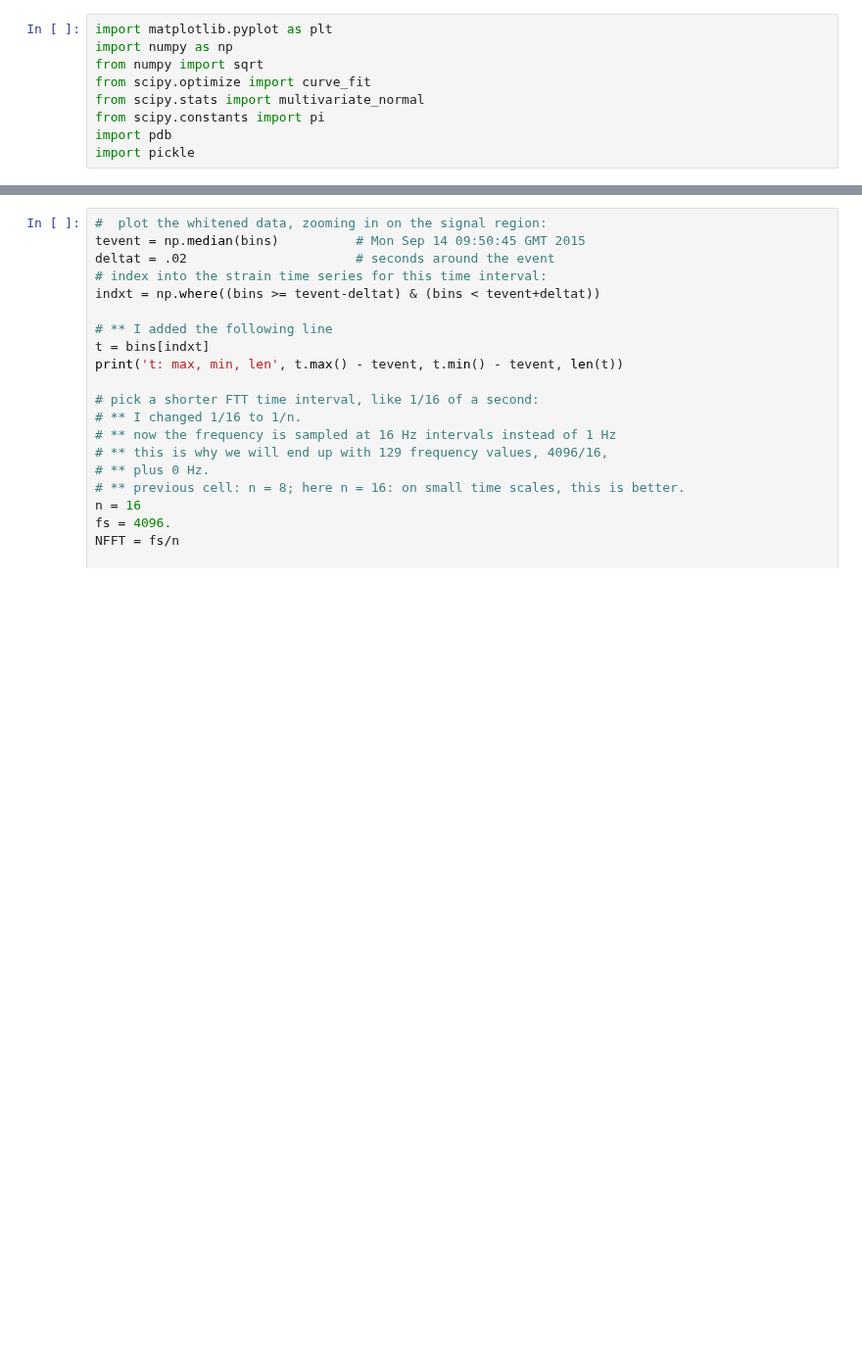
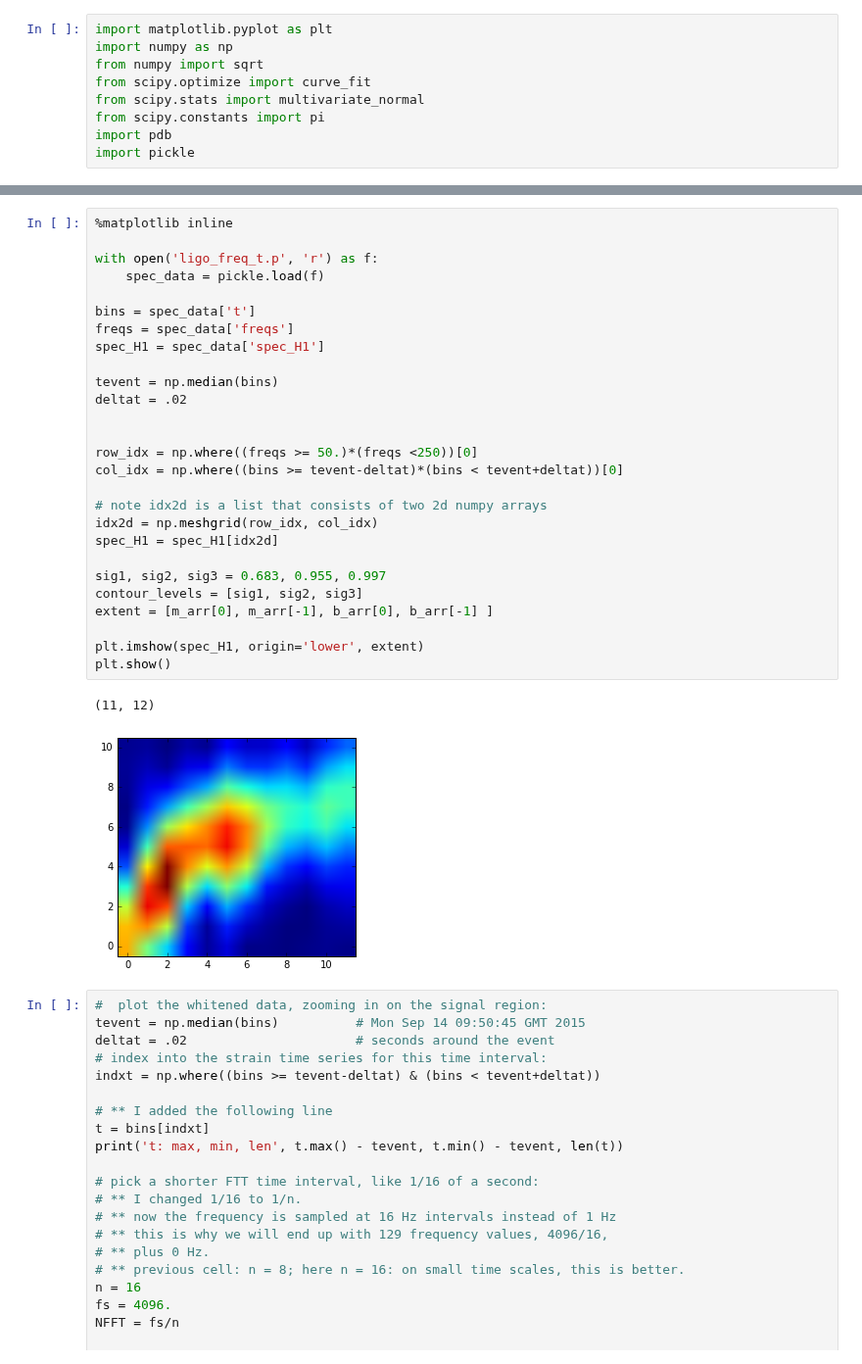
Before and after one commit to COMPPHYS-JNGUYEN/comp-phys, a Jupyter notebook: chirp_mass.ipynb, the cells around one changed output, grey strips where cells are left out. Shown at 98% size. Cells and saved outputs as stored; diff of their text form; blank space fills up the shorter version.

```diff
--- a/chirp_mass.ipynb
+++ b/chirp_mass.ipynb
@@ -34,3 +10,33 @@ spec_H1 = spec_data['spec_H1']
+# %%
+%matplotlib inline
+
+with open('ligo_freq_t.p', 'r') as f:
+    spec_data = pickle.load(f)
+
+bins = spec_data['t']
+freqs = spec_data['freqs']
+spec_H1 = spec_data['spec_H1']
+
+tevent = np.median(bins)
+deltat = .02
+
+
+row_idx = np.where((freqs >= 50.)*(freqs <250))[0]
+col_idx = np.where((bins >= tevent-deltat)*(bins < tevent+deltat))[0]
+
+# note idx2d is a list that consists of two 2d numpy arrays
+idx2d = np.meshgrid(row_idx, col_idx)
+spec_H1 = spec_H1[idx2d]
+
+sig1, sig2, sig3 = 0.683, 0.955, 0.997
+contour_levels = [sig1, sig2, sig3]
+extent = [m_arr[0], m_arr[-1], b_arr[0], b_arr[-1] ]
+
+plt.imshow(spec_H1, origin='lower', extent)
+plt.show()
+# %% [output]
+(11, 12)
+[figure, added]
 # %%
 #  plot the whitened data, zooming in on the signal region:
 tevent = np.median(bins)          # Mon Sep 14 09:50:45 GMT 2015
```
Also changed, not shown: parts of 2 cells of this notebook.
